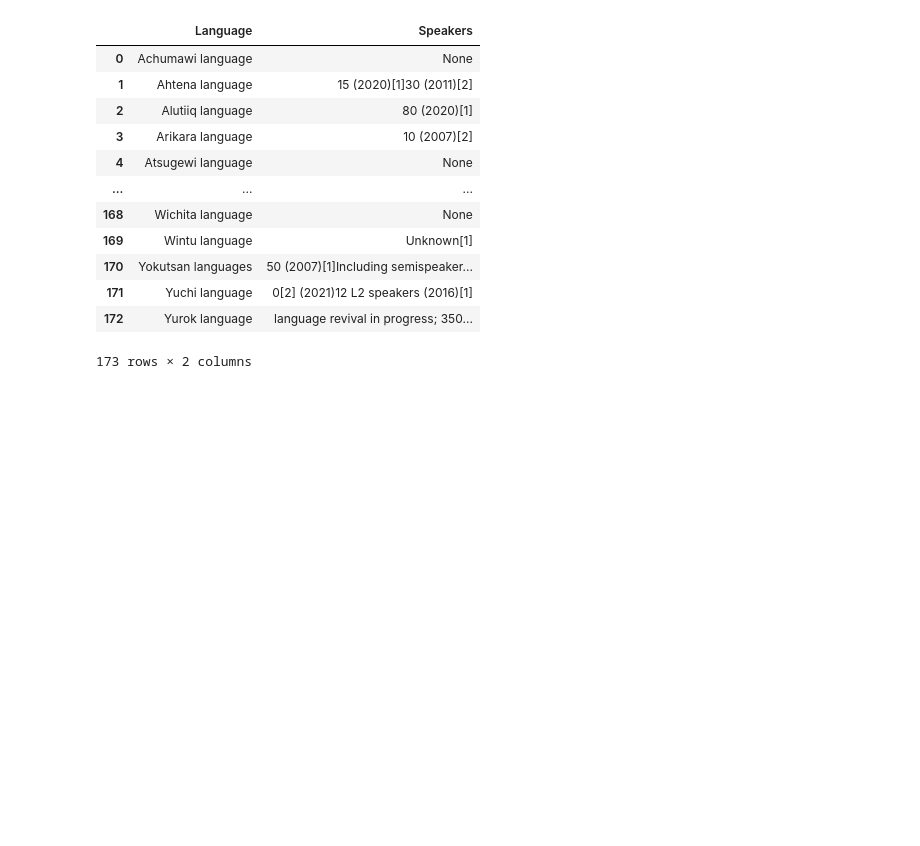
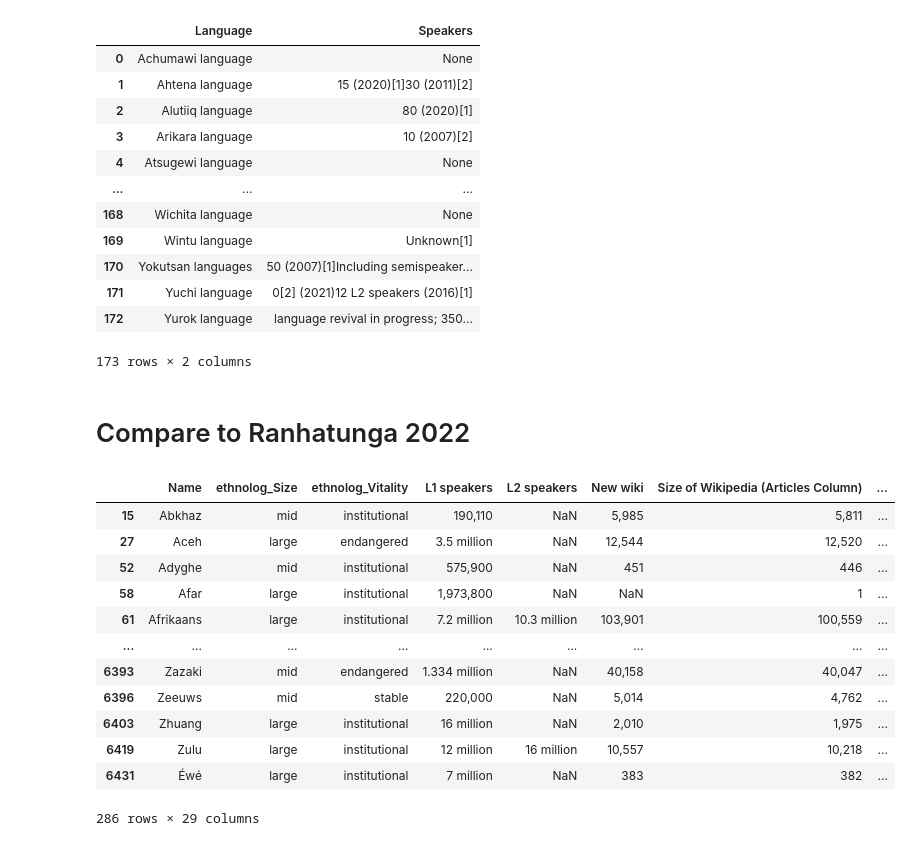
Before and after one commit to giuliaok/EQUATE, a Jupyter notebook: language_speakers_counts/language_endangerment_work.ipynb, the cells around one changed output. Saved outputs shown, nothing was run; the diff lists cells and outputs as text; code cells hidden in the pictures; blank space fills up the shorter version.

```diff
--- a/language_speakers_counts/language_endangerment_work.ipynb
+++ b/language_speakers_counts/language_endangerment_work.ipynb
@@ -434,3 +434,25 @@ north_america
 | 171 | Yuchi language | 0[2] (2021)12 L2 speakers (2016)[1] |
 | 172 | Yurok language | language revival in progress; 350... |
 173 rows × 2 columns
+# %% [markdown]
+# Compare to Ranhatunga 2022
+# %%
+ranha= pd.read_csv('/Users/go202/Desktop/EQUATE/ranhatunga_data.csv')
+# %%
+ranha_previous = ranha.dropna(subset='L1 speakers')
+# %%
+ranha_previous
+# %% [output]
+|  | Name | ethnolog_Size | ethnolog_Vitality | L1 speakers | L2 speakers | New wiki | Size of Wikipedia (Articles Column) | ... |
+| 15 | Abkhaz | mid | institutional | 190,110 | NaN | 5,985 | 5,811 | ... |
+| 27 | Aceh | large | endangered | 3.5 million | NaN | 12,544 | 12,520 | ... |
+| 52 | Adyghe | mid | institutional | 575,900 | NaN | 451 | 446 | ... |
+| 58 | Afar | large | institutional | 1,973,800 | NaN | NaN | 1 | ... |
+| 61 | Afrikaans | large | institutional | 7.2 million | 10.3 million | 103,901 | 100,559 | ... |
+| ... | ... | ... | ... | ... | ... | ... | ... | ... |
+| 6393 | Zazaki | mid | endangered | 1.334 million | NaN | 40,158 | 40,047 | ... |
+| 6396 | Zeeuws | mid | stable | 220,000 | NaN | 5,014 | 4,762 | ... |
+| 6403 | Zhuang | large | institutional | 16 million | NaN | 2,010 | 1,975 | ... |
+| 6419 | Zulu | large | institutional | 12 million | 16 million | 10,557 | 10,218 | ... |
+| 6431 | Éwé | large | institutional | 7 million | NaN | 383 | 382 | ... |
+286 rows × 29 columns
```
Also changed, not shown: parts of 2 cells of this notebook.
